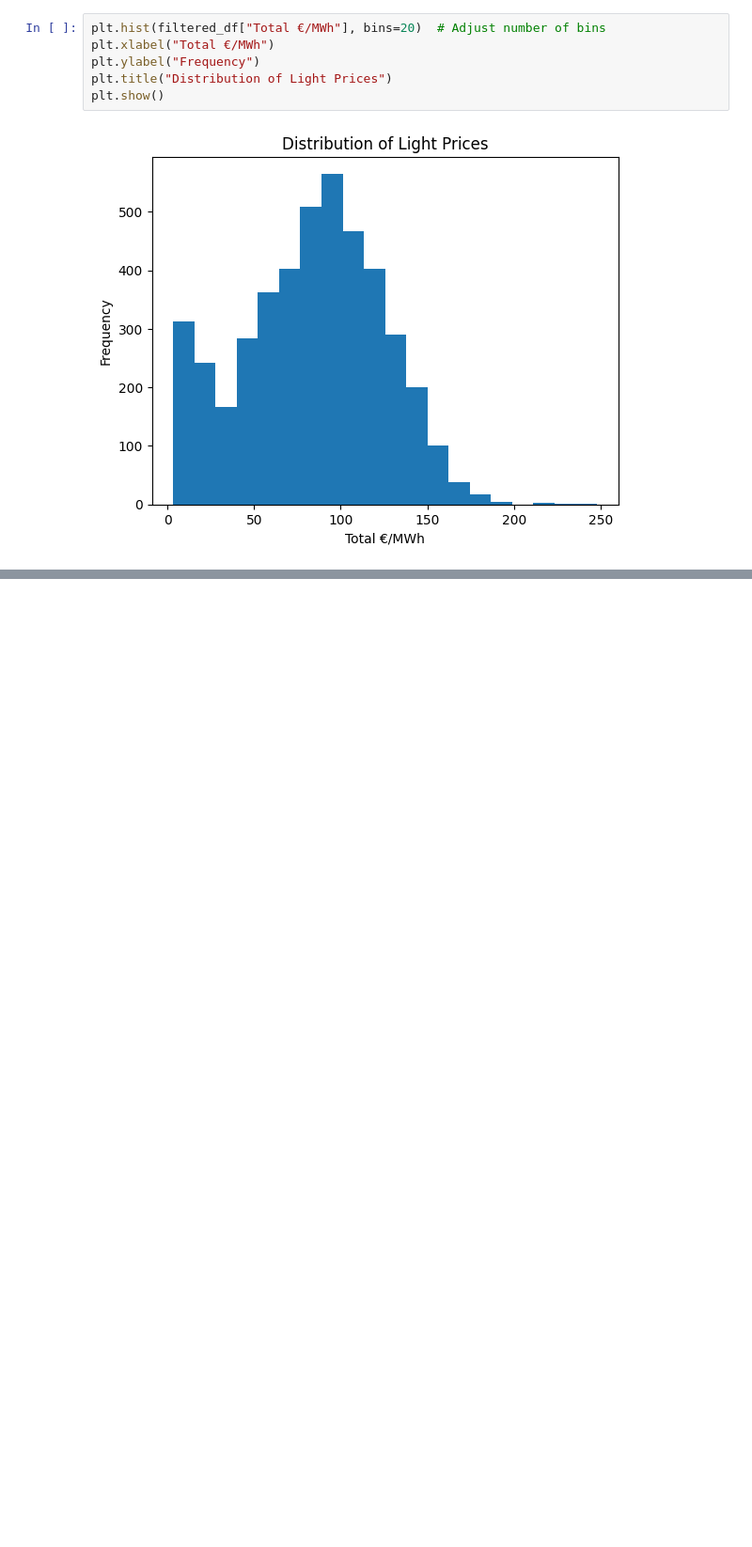
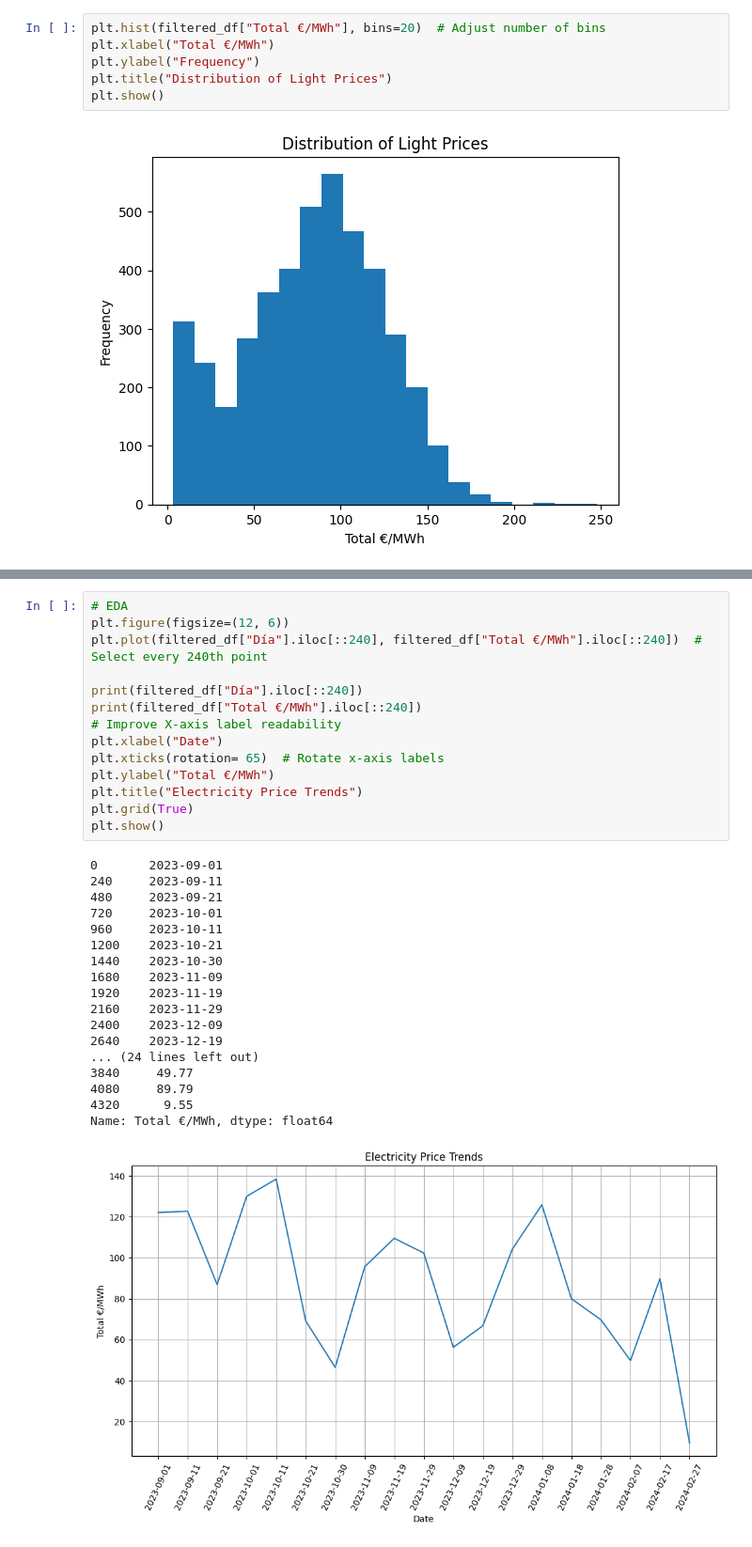
Before and after one commit to Ignacio-Antequera/PVPC-Market-Price-Forecasting, a Jupyter notebook: PVPC-Predictor.ipynb, the cells around one changed output, grey strips where cells are left out. Shown: that part at 94% size. Saved outputs shown, nothing was run; the diff lists cells and outputs as text; blank space fills up the shorter version.

```diff
--- a/PVPC-Predictor.ipynb
+++ b/PVPC-Predictor.ipynb
@@ -316,0 +317,33 @@ plt.show()
+# %%
+# EDA
+plt.figure(figsize=(12, 6))
+plt.plot(filtered_df["Día"].iloc[::240], filtered_df["Total €/MWh"].iloc[::240])  # Select every 240th point
+
+print(filtered_df["Día"].iloc[::240])
+print(filtered_df["Total €/MWh"].iloc[::240])
+# Improve X-axis label readability
+plt.xlabel("Date")
+plt.xticks(rotation= 65)  # Rotate x-axis labels
+plt.ylabel("Total €/MWh")
+plt.title("Electricity Price Trends")
+plt.grid(True)
+plt.show()
+# %% [output]
+0       2023-09-01
+240     2023-09-11
+480     2023-09-21
+720     2023-10-01
+960     2023-10-11
+1200    2023-10-21
+1440    2023-10-30
+1680    2023-11-09
+1920    2023-11-19
+2160    2023-11-29
+2400    2023-12-09
+2640    2023-12-19
+... (24 lines left out)
+3840     49.77
+4080     89.79
+4320      9.55
+Name: Total €/MWh, dtype: float64
+[figure, added]
```
Also changed, not shown: parts of 6 cells of this notebook.
